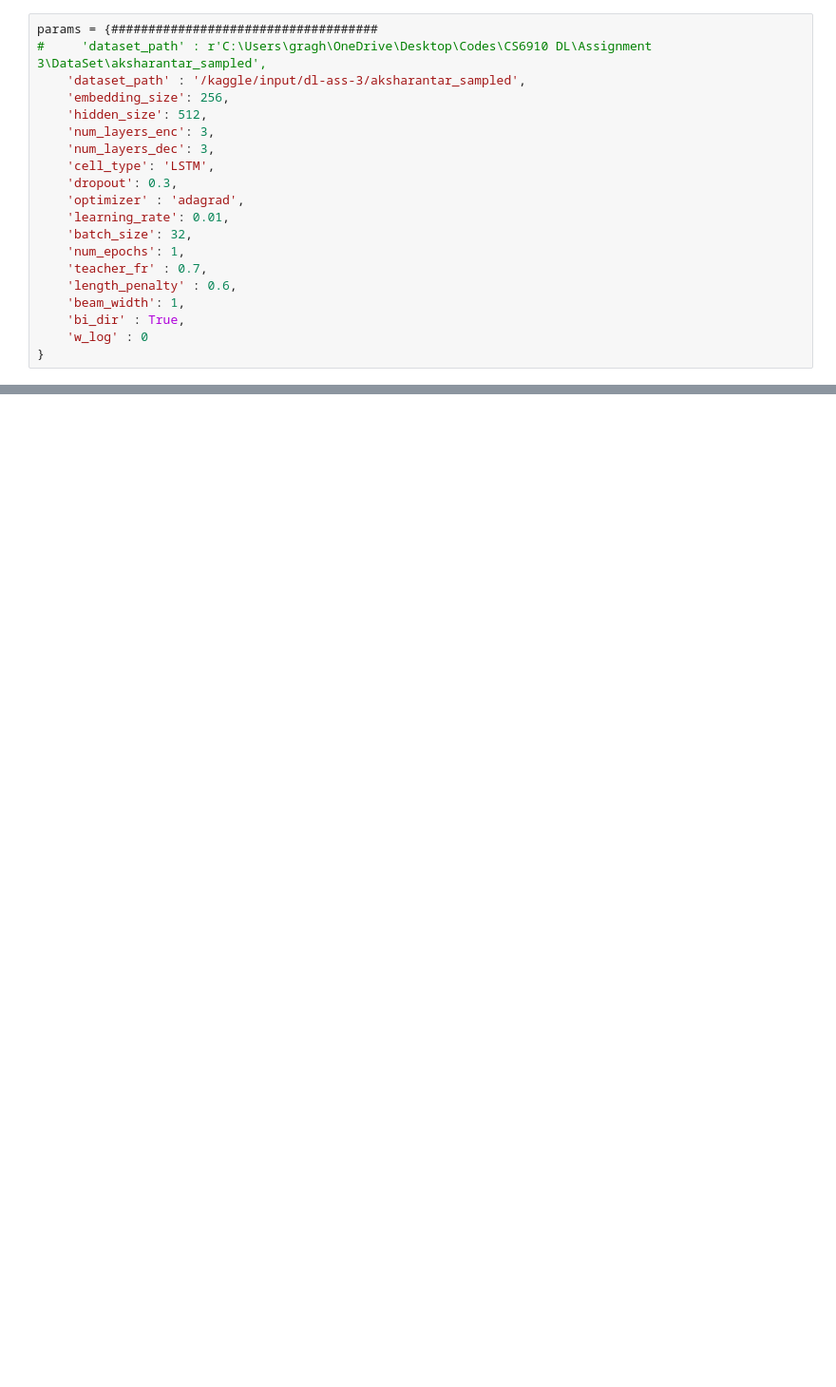
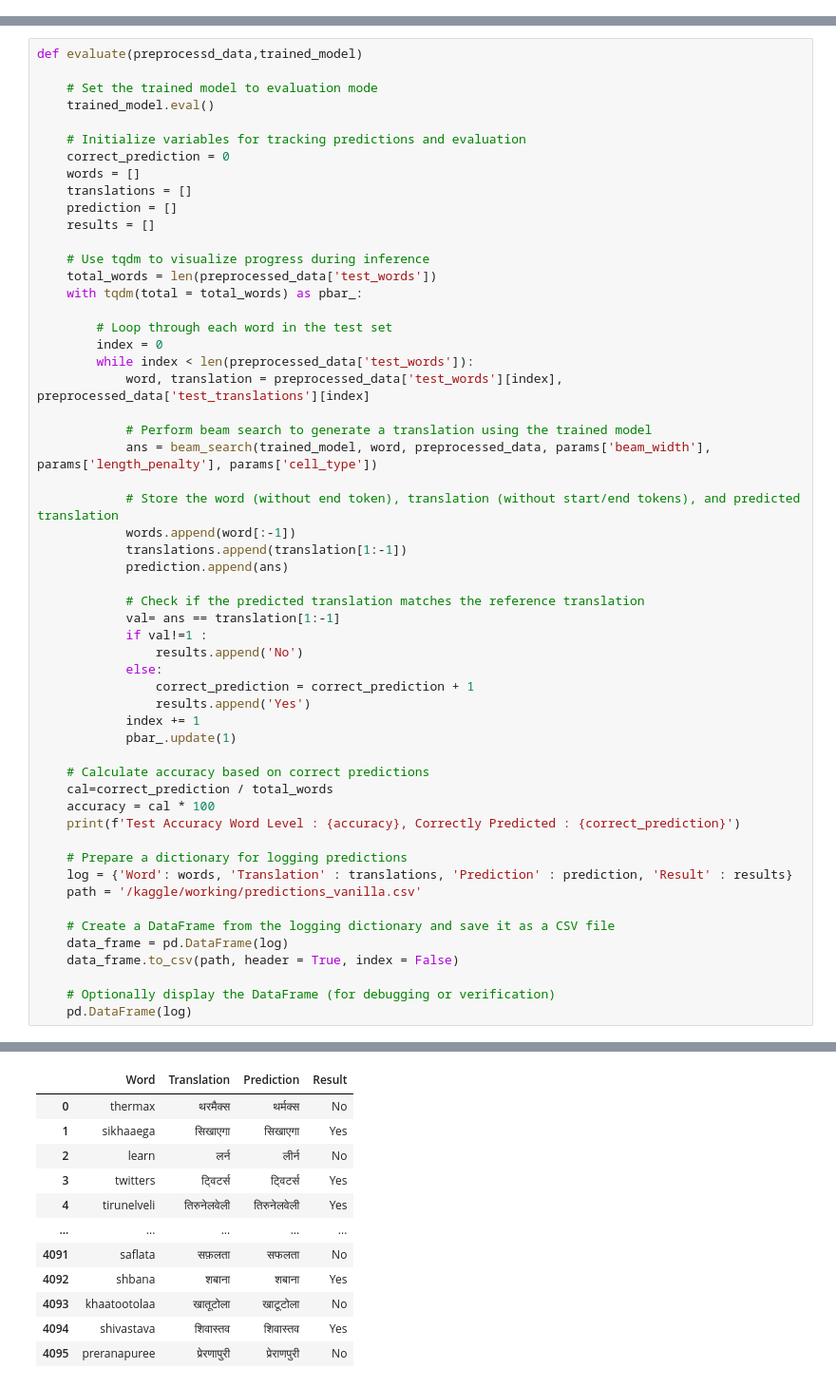
Before and after one commit to AnshumanMamar/DLAss3, a Jupyter notebook: vanilla.ipynb, the cells around one changed output, grey strips where cells are left out. Shown at 95% size. Cells and saved outputs as stored; diff of their text form; blank space fills up the shorter version.

```diff
--- a/vanilla.ipynb
+++ b/vanilla.ipynb
@@ -562,20 +0,0 @@ def train(model, criterion, optimizer, preprocessed_data, tensors, params):
-# %%
-params = {####################################
-#     'dataset_path' : r'C:\Users\gragh\OneDrive\Desktop\Codes\CS6910 DL\Assignment 3\DataSet\aksharantar_sampled',
-    'dataset_path' : '/kaggle/input/dl-ass-3/aksharantar_sampled',
-    'embedding_size': 256,
-    'hidden_size': 512,
-    'num_layers_enc': 3,
-    'num_layers_dec': 3,
-    'cell_type': 'LSTM',
-    'dropout': 0.3,
-    'optimizer' : 'adagrad',
-    'learning_rate': 0.01,
-    'batch_size': 32,
-    'num_epochs': 1,
-    'teacher_fr' : 0.7,
-    'length_penalty' : 0.6,
-    'beam_width': 1,
-    'bi_dir' : True,
-    'w_log' : 0
-}
@@ -671,0 +891,56 @@ sweep_config = {
+# %%
+def evaluate(preprocessd_data,trained_model)
+
+    # Set the trained model to evaluation mode
+    trained_model.eval()
+
+    # Initialize variables for tracking predictions and evaluation
+    correct_prediction = 0
+    words = []
+    translations = []
+    prediction = []
+    results = []
+
+    # Use tqdm to visualize progress during inference
+    total_words = len(preprocessed_data['test_words'])
+    with tqdm(total = total_words) as pbar_:
+
+        # Loop through each word in the test set
+        index = 0
+        while index < len(preprocessed_data['test_words']):
+            word, translation = preprocessed_data['test_words'][index], preprocessed_data['test_translations'][index]
+
+            # Perform beam search to generate a translation using the trained model
+            ans = beam_search(trained_model, word, preprocessed_data, params['beam_width'], params['length_penalty'], params['cell_type'])
+
+            # Store the word (without end token), translation (without start/end tokens), and predicted translation
+            words.append(word[:-1])
+            translations.append(translation[1:-1])
+            prediction.append(ans)
+
+            # Check if the predicted translation matches the reference translation
+            val= ans == translation[1:-1]
+            if val!=1 :
+                results.append('No')
+            else:
+                correct_prediction = correct_prediction + 1
+                results.append('Yes')
+            index += 1
+            pbar_.update(1)
+
+    # Calculate accuracy based on correct predictions
+    cal=correct_prediction / total_words
+    accuracy = cal * 100
+    print(f'Test Accuracy Word Level : {accuracy}, Correctly Predicted : {correct_prediction}')
+
+    # Prepare a dictionary for logging predictions
+    log = {'Word': words, 'Translation' : translations, 'Prediction' : prediction, 'Result' : results}
+    path = '/kaggle/working/predictions_vanilla.csv'
+
+    # Create a DataFrame from the logging dictionary and save it as a CSV file
+    data_frame = pd.DataFrame(log)
+    data_frame.to_csv(path, header = True, index = False)
+
+    # Optionally display the DataFrame (for debugging or verification)
+    pd.DataFrame(log)
+# %% [output]
@@ -671,0 +948,12 @@ sweep_config = {
+|  | Word | Translation | Prediction | Result |
+| 0 | thermax | थरमैक्स | थर्मक्स | No |
+| 1 | sikhaaega | सिखाएगा | सिखाएगा | Yes |
+| 2 | learn | लर्न | लीर्न | No |
+| 3 | twitters | ट्विटर्स | ट्विटर्स | Yes |
+| 4 | tirunelveli | तिरुनेलवेली | तिरुनेलवेली | Yes |
+| ... | ... | ... | ... | ... |
+| 4091 | saflata | सफ़लता | सफलता | No |
+| 4092 | shbana | शबाना | शबाना | Yes |
+| 4093 | khaatootolaa | खातूटोला | खाटूटोला | No |
+| 4094 | shivastava | शिवास्तव | शिवास्तव | Yes |
+| 4095 | preranapuree | प्रेरणापुरी | प्रेराणपुरी | No |
```
Also changed, not shown: parts of 52 cells of this notebook, 1 other file.
